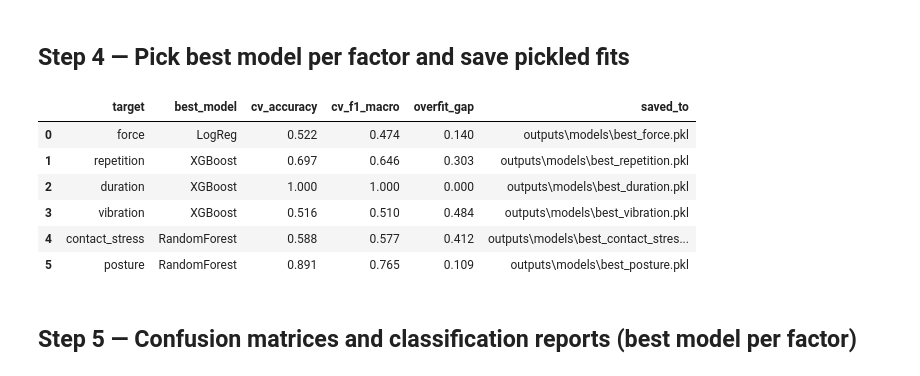
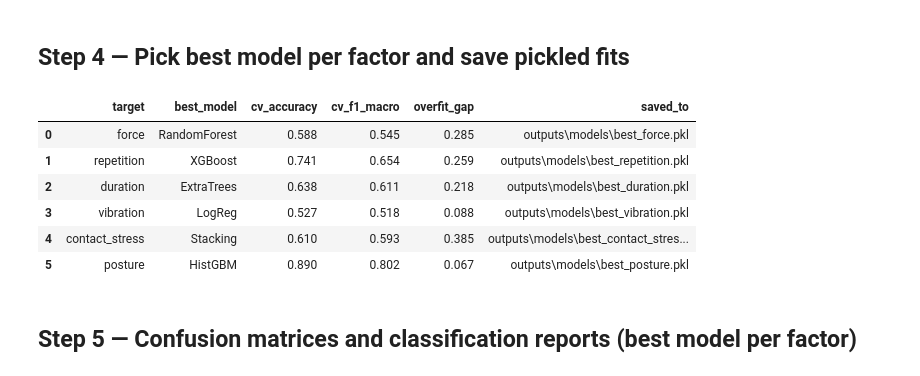
Before and after one commit to AilaVishnu/ergonomic-risk-factor-prediction, a Jupyter notebook: notebooks/06_modeling.ipynb, the cells around one changed output. Cells and saved outputs as stored; diff of their text form; code cells hidden in the pictures.

```diff
--- a/notebooks/06_modeling.ipynb
+++ b/notebooks/06_modeling.ipynb
@@ -95,17 +130,33 @@ list(fresh_models().keys())
 ## Step 3 — 5-fold CV across all 5 factors x 4 models
 # %%
 from sklearn.preprocessing import LabelEncoder
+from collections import Counter
 
 scoring = ['accuracy', 'f1_macro', 'precision_macro', 'recall_macro']
 
 cv_rows = []
+best_params_log = {}
 for target, drops in exclude_per_target.items():
     feats = [f for f in feature_pool if f not in drops]
     X = data[feats]
-    # 0-indexed labels (XGBoost requires this; harmless for the others)
     y = LabelEncoder().fit_transform(data[target])
-    for name, model in fresh_models().items():
-        s = cross_validate(model, X, y, cv=cv, scoring=scoring,
+
+    # SMOTE k_neighbors must be < smallest class size within each training fold
+    min_class = min(Counter(y).values())
+    # leave headroom for the 4/5 training fraction during 5-fold CV
+    k = max(1, min(5, int(min_class * 0.8) - 1))
+
+    for name, model in base_models().items():
+        pipe = smote_pipe(model, k=k)
+        gs = GridSearchCV(pipe, param_grids[name], cv=cv, scoring='f1_macro',
+                          n_jobs=-1, refit=False)
+        gs.fit(X, y)
+        best_params_log[(target, name)] = gs.best_params_
+
+        # Score the tuned pipeline with the full set of metrics
+        tuned_pipe = smote_pipe(base_models()[name], k=k)
+        tuned_pipe.set_params(**gs.best_params_)
+        s = cross_validate(tuned_pipe, X, y, cv=cv, scoring=scoring,
                            return_train_score=True, n_jobs=-1)
         cv_rows.append({
             'target':              target.replace('_risk_code', ''),
@@ -145,40 +196,45 @@ cv_df
 # %%
 best_rows = []
 for target, drops in exclude_per_target.items():
     short = target.replace('_risk_code', '')
     sub = cv_df[cv_df['target'] == short].sort_values('cv_f1_macro', ascending=False)
     best_name = sub.iloc[0]['model']
 
     feats = [f for f in feature_pool if f not in drops]
     X = data[feats]
     y = LabelEncoder().fit_transform(data[target])
 
-    # Refit on the full sample and save
-    model = fresh_models()[best_name]
-    model.fit(X, y)
+    min_class = min(Counter(y).values())
+    k = max(1, min(5, int(min_class * 0.8) - 1))
+
+    # Refit the tuned SMOTE pipeline on the full sample and save
+    pipe = smote_pipe(base_models()[best_name], k=k)
+    pipe.set_params(**best_params_log[(target, best_name)])
+    pipe.fit(X, y)
+
     out_path = MODELS / f'best_{short}.pkl'
-    joblib.dump({'model': model, 'features': feats, 'classes': sorted(set(data[target]))}, out_path)
+    joblib.dump({'model': pipe, 'features': feats, 'classes': sorted(set(data[target]))}, out_path)
 
     best_rows.append({
         'target':        short,
         'best_model':    best_name,
         'cv_accuracy':   sub.iloc[0]['cv_accuracy'],
         'cv_f1_macro':   sub.iloc[0]['cv_f1_macro'],
         'overfit_gap':   sub.iloc[0]['overfit_gap'],
         'saved_to':      str(out_path.relative_to(ROOT)),
     })
 
 best_df = pd.DataFrame(best_rows)
 best_df.to_csv(TABLES / 'best_models.csv', index=False)
 best_df
 # %% [output]
 |  | target | best_model | cv_accuracy | cv_f1_macro | overfit_gap | saved_to |
-| 0 | force | LogReg | 0.522 | 0.474 | 0.140 | outputs\models\best_force.pkl |
-| 1 | repetition | XGBoost | 0.697 | 0.646 | 0.303 | outputs\models\best_repetition.pkl |
-| 2 | duration | XGBoost | 1.000 | 1.000 | 0.000 | outputs\models\best_duration.pkl |
-| 3 | vibration | XGBoost | 0.516 | 0.510 | 0.484 | outputs\models\best_vibration.pkl |
-| 4 | contact_stress | RandomForest | 0.588 | 0.577 | 0.412 | outputs\models\best_contact_stres... |
-| 5 | posture | RandomForest | 0.891 | 0.765 | 0.109 | outputs\models\best_posture.pkl |
+| 0 | force | RandomForest | 0.588 | 0.545 | 0.285 | outputs\models\best_force.pkl |
+| 1 | repetition | XGBoost | 0.741 | 0.654 | 0.259 | outputs\models\best_repetition.pkl |
+| 2 | duration | ExtraTrees | 0.638 | 0.611 | 0.218 | outputs\models\best_duration.pkl |
+| 3 | vibration | LogReg | 0.527 | 0.518 | 0.088 | outputs\models\best_vibration.pkl |
+| 4 | contact_stress | Stacking | 0.610 | 0.593 | 0.385 | outputs\models\best_contact_stres... |
+| 5 | posture | HistGBM | 0.890 | 0.802 | 0.067 | outputs\models\best_posture.pkl |
 # %% [markdown]
 ## Step 5 — Confusion matrices and classification reports (best model per factor)
 # %%
```
Also changed, not shown: parts of 6 cells of this notebook, 11 other files.
